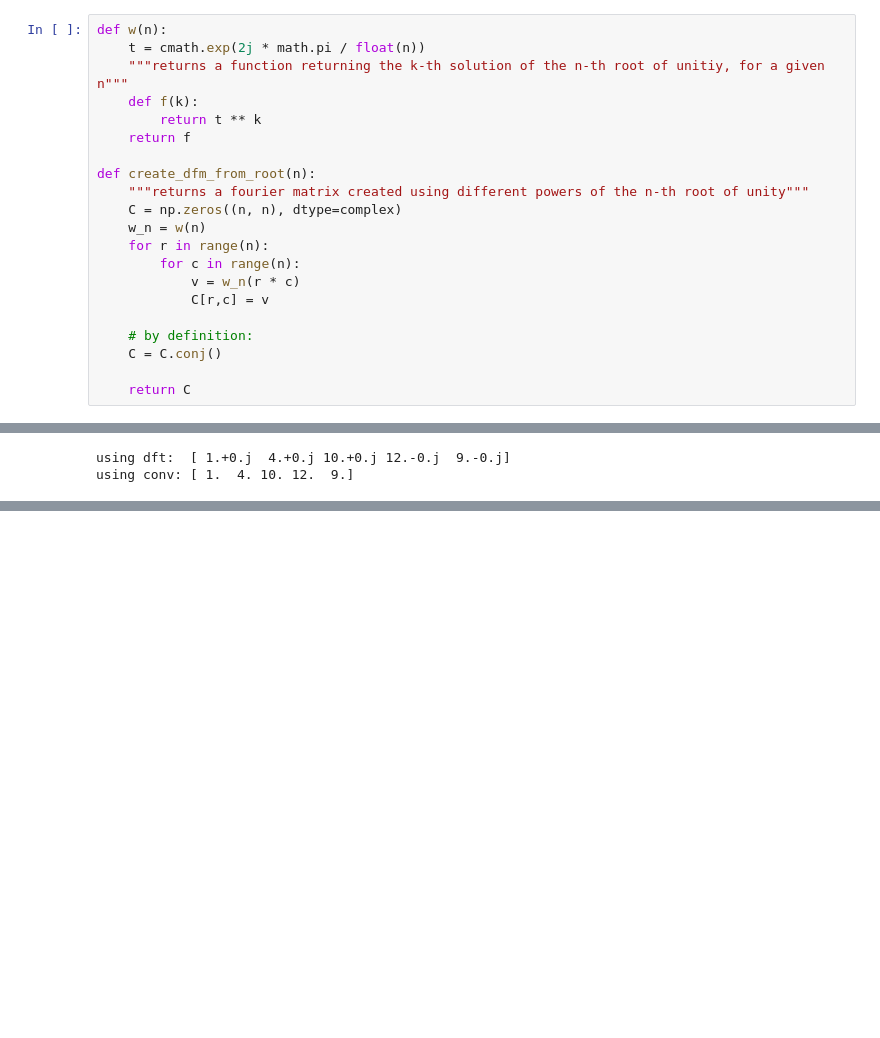
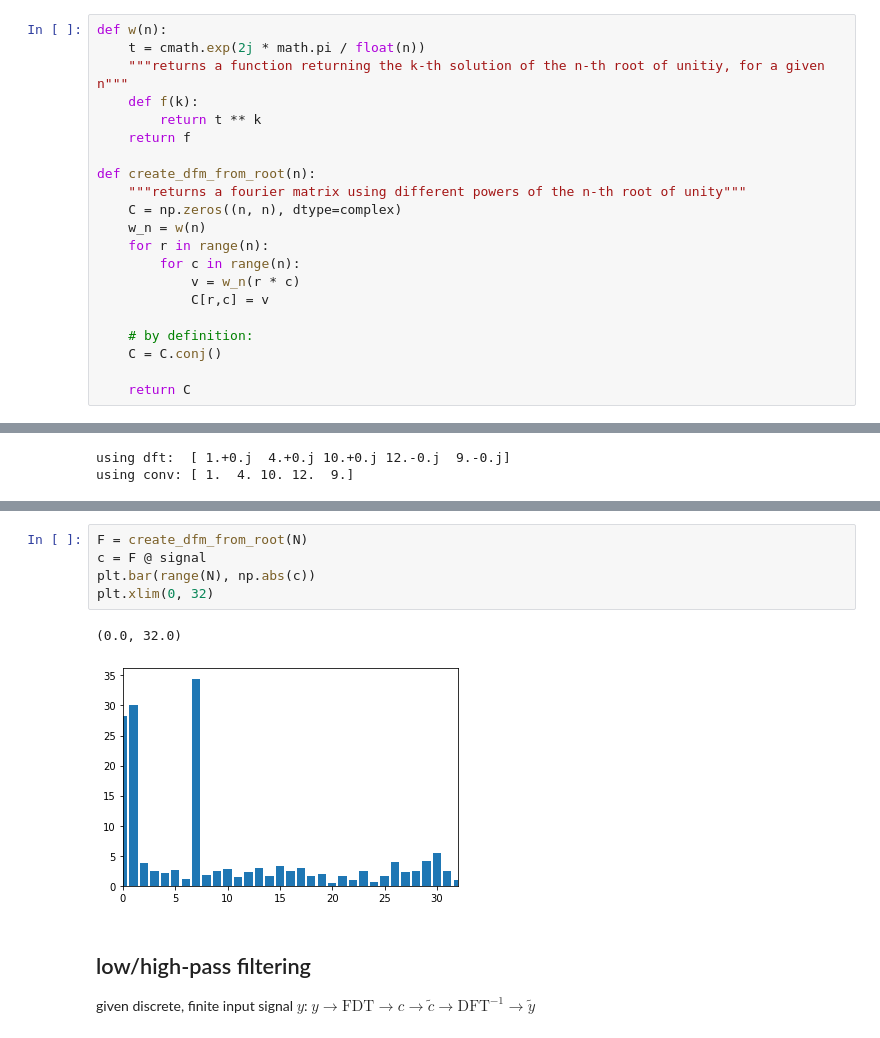
Before and after one commit to remolueoend/num_cse, a Jupyter notebook: filters.ipynb, the cells around one changed output, grey strips where cells are left out. Drawn from its saved outputs; the diff is of its cells as text; blank space fills up the shorter version.

```diff
--- a/filters.ipynb
+++ b/filters.ipynb
@@ -116,7 +143,7 @@ def w(n):
     return f
 
 def create_dfm_from_root(n):
-    """returns a fourier matrix created using different powers of the n-th root of unity"""
+    """returns a fourier matrix using different powers of the n-th root of unity"""
     C = np.zeros((n, n), dtype=complex)
     w_n = w(n)
     for r in range(n):
@@ -176,0 +195,12 @@ using conv: [ 1.  4. 10. 12.  9.]
+# %%
+F = create_dfm_from_root(N)
+c = F @ signal
+plt.bar(range(N), np.abs(c))
+plt.xlim(0, 32)
+# %% [output]
+(0.0, 32.0)
+[figure, added]
+# %% [markdown]
+## low/high-pass filtering
+given discrete, finite input signal $y$:
+$y \rightarrow \text{FDT} \rightarrow c \rightarrow \tilde{c} \rightarrow \text{DFT}^{-1} \rightarrow \tilde{y}$
```
Also changed, not shown: parts of 9 cells of this notebook, 1 other file.
